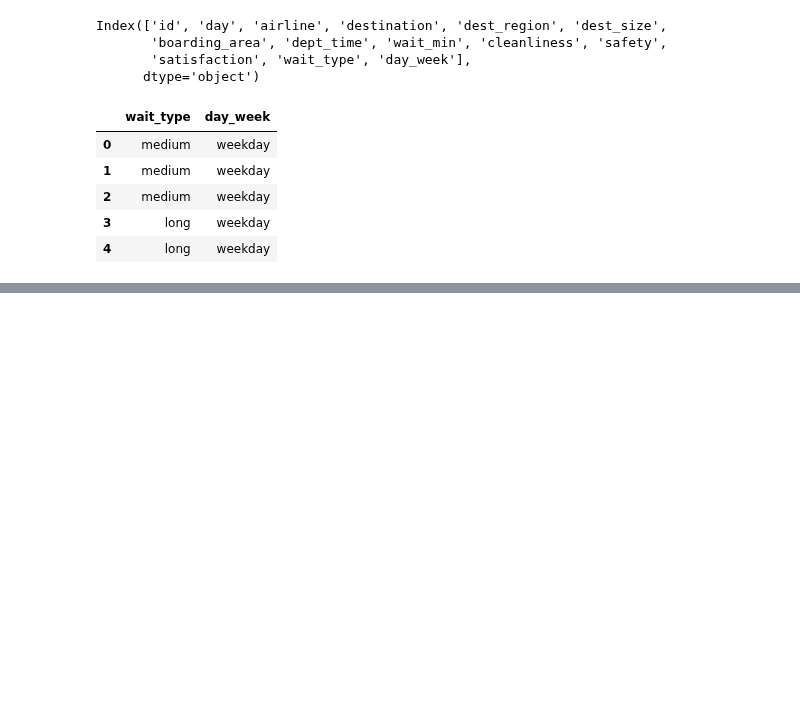
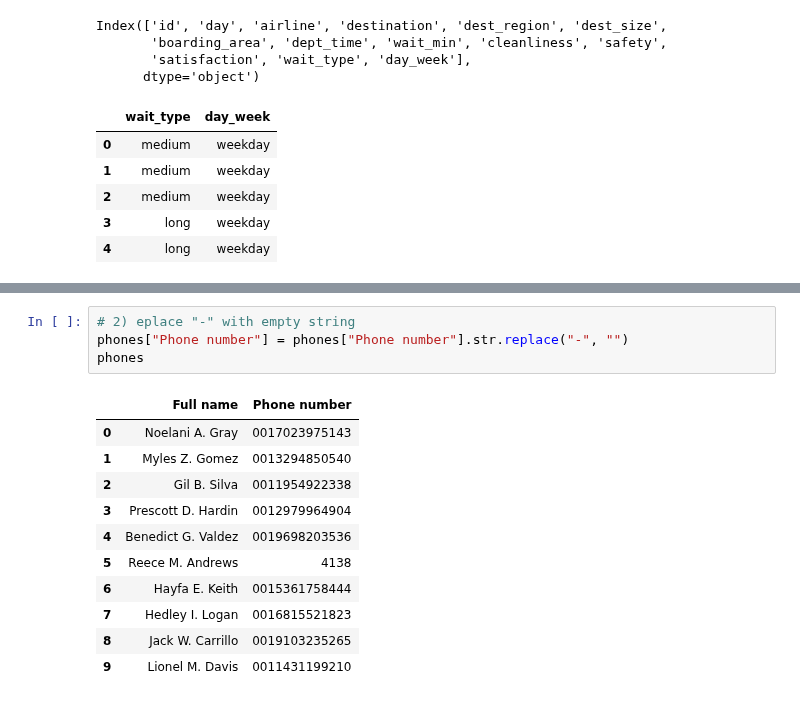
Before and after one commit to MichaelSzczepaniak/DataCamp, a Jupyter notebook: Tracks/Associate Data Scientist/20 Cleaning Data in Python/CleaningData.ipynb, the cells around one changed output, grey strips where cells are left out. Saved outputs shown, nothing was run; the diff lists cells and outputs as text; blank space fills up the shorter version.

```diff
--- a/Tracks/Associate Data Scientist/20 Cleaning Data in Python/CleaningData.ipynb
+++ b/Tracks/Associate Data Scientist/20 Cleaning Data in Python/CleaningData.ipynb
@@ -494,0 +550,16 @@ Index(['id', 'day', 'airline', 'destination', 'dest_region', 'dest_size',
+# %%
+# 2) eplace "-" with empty string
+phones["Phone number"] = phones["Phone number"].str.replace("-", "")
+phones
+# %% [output]
+|  | Full name | Phone number |
+| 0 | Noelani A. Gray | 0017023975143 |
+| 1 | Myles Z. Gomez | 0013294850540 |
+| 2 | Gil B. Silva | 0011954922338 |
+| 3 | Prescott D. Hardin | 0012979964904 |
+| 4 | Benedict G. Valdez | 0019698203536 |
+| 5 | Reece M. Andrews | 4138 |
+| 6 | Hayfa E. Keith | 0015361758444 |
+| 7 | Hedley I. Logan | 0016815521823 |
+| 8 | Jack W. Carrillo | 0019103235265 |
+| 9 | Lionel M. Davis | 0011431199210 |
```
Also changed, not shown: parts of 8 cells of this notebook, 2 other files.
